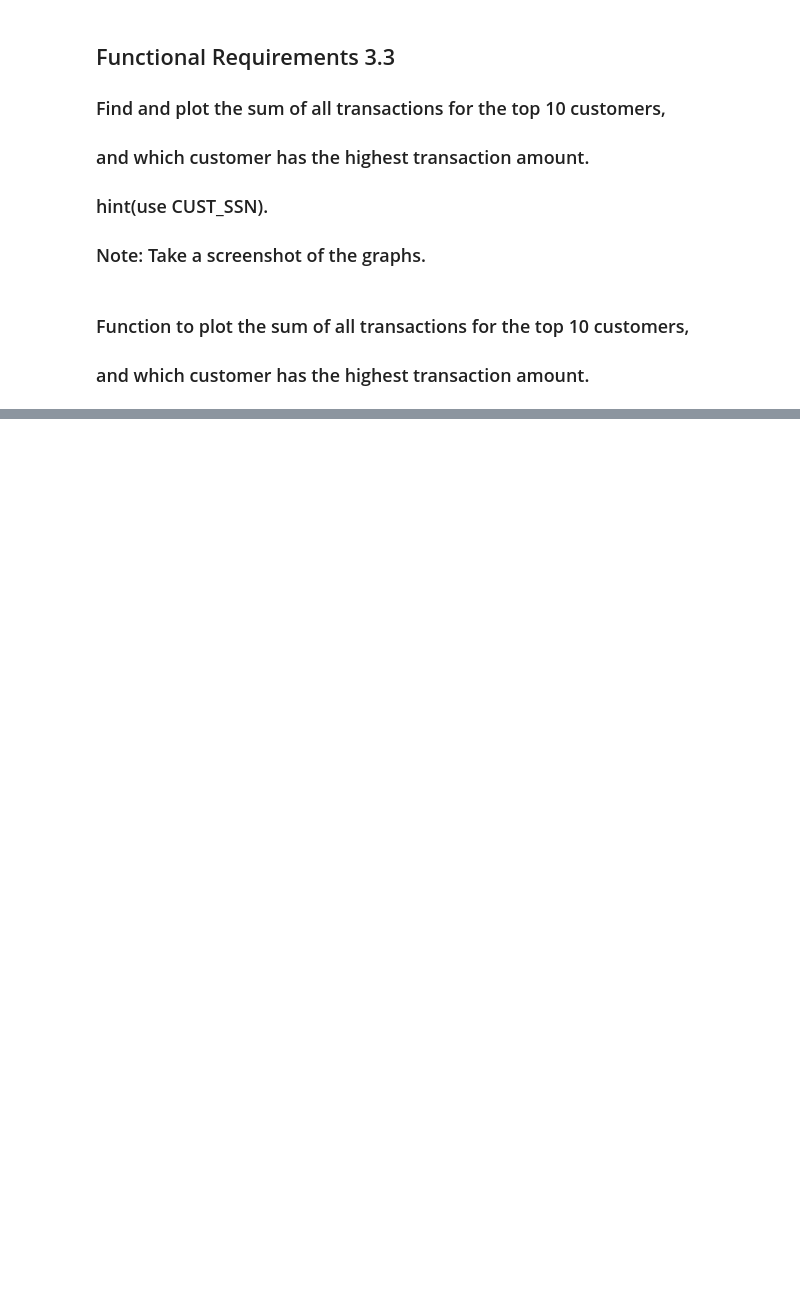
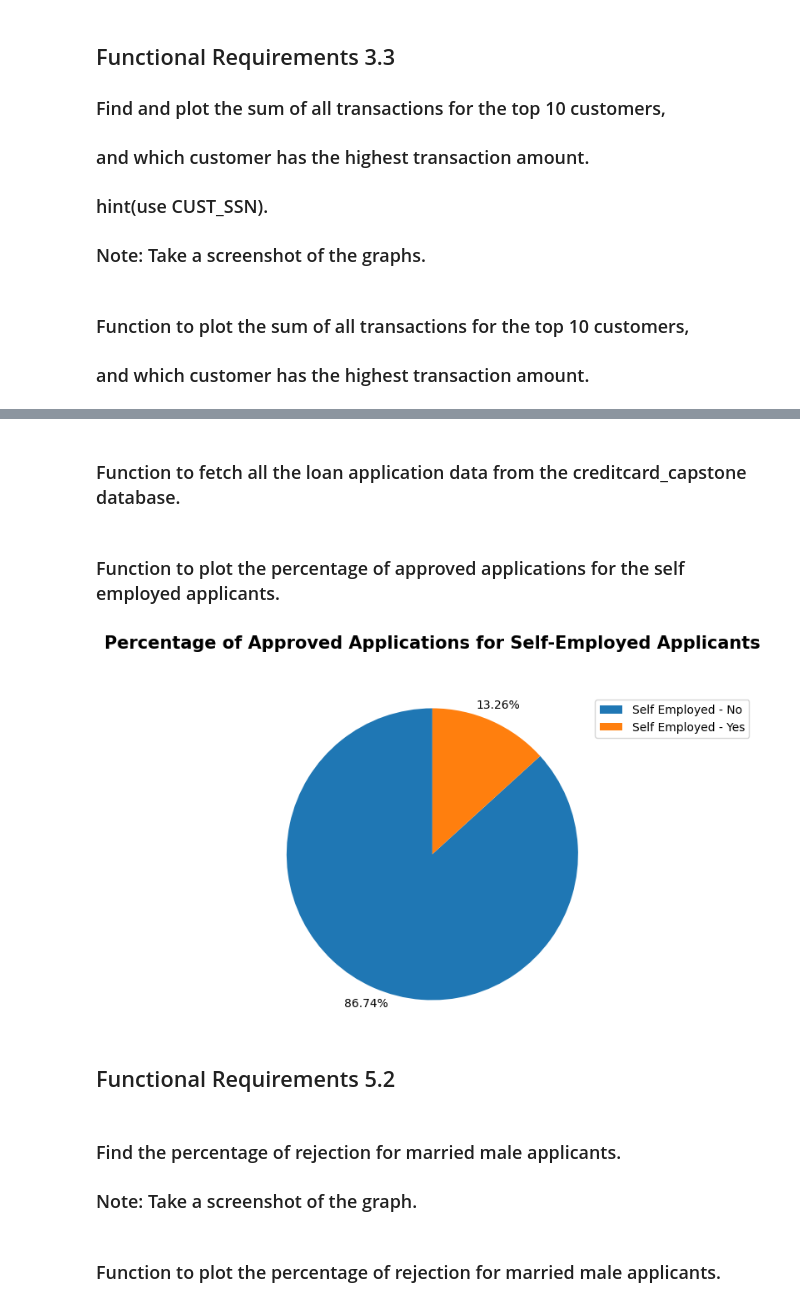
Before and after one commit to nithyabalasubram/capstone, a Jupyter notebook: etl_visualization_capstone.ipynb, the cells around one changed output, grey strips where cells are left out. Drawn from its saved outputs; the diff is of its cells as text; code cells hidden in the pictures; blank space fills up the shorter version.

Commit message:
Loan API module, created loan table  and  Data Analysis and visualization completed

```diff
--- a/etl_visualization_capstone.ipynb
+++ b/etl_visualization_capstone.ipynb
@@ -1182,0 +1644,2 @@ highest_and_sum_of_transactions_for_top10(df_customer_cc)
+# %% [markdown]
+### Function to fetch all the loan application data from the creditcard_capstone database.
@@ -1182,0 +1657,49 @@ highest_and_sum_of_transactions_for_top10(df_customer_cc)
+# %%
+# Function to fetch all the loan application data from the creditcard_capstone database.
+df_loan_data = get_loan_info(USER, PWD)
+# %% [markdown]
+### Function to plot the percentage of approved applications for the self employed applicants.
+# %%
+# Function to plot the percentage of applications approved for self-employed
+# applicants.
+
+def approved_applications_for_self_employed(df_loan_data):
+
+
+     # Getting the loan applicstion data for the application approved for self-employed applicants.
+     df_loan_info = df_loan_data[df_loan_data['Application_Status'] == 'Y'][['Self_Employed']].value_counts()
+
+
+     # Plotting the pie chart for the percentage of applications approved for self-employed applicants.
+     df_loan_info.plot(kind='pie',
+                             figsize=(10, 5),
+                             autopct='%1.2f%%',
+                             startangle=90,
+                             labels=None,         # turn off labels on pie chart
+                             pctdistance=1.12,    # the ratio between the center of each pie slice and the start of the text generated by autopct
+                             )
+
+
+     # Scale the title up by 12% to match pctdistance
+     plt.title('Percentage of Approved Applications for Self-Employed Applicants', y=1.12, fontweight = 'bold', fontsize = 15)
+
+     plt.axis('equal')
+
+     # Adding the legend
+     legend_labels = ['Self Employed - No', 'Self Employed - Yes']
+     plt.legend(labels=legend_labels)
+
+     plt.show()
+# %%
+# Function to plot the percentage of applications approved for self-employed
+# applicants.
+approved_applications_for_self_employed(df_loan_data)
+# %% [output]
+[figure, added]
+# %% [markdown]
+## Functional Requirements 5.2
+# %% [markdown]
+### Find the percentage of rejection for married male applicants.
+### Note: Take a screenshot of the graph.
+# %% [markdown]
+### Function to plot the percentage of rejection for married male applicants.
```
Also changed, not shown: parts of 97 cells of this notebook, 2 other files.
